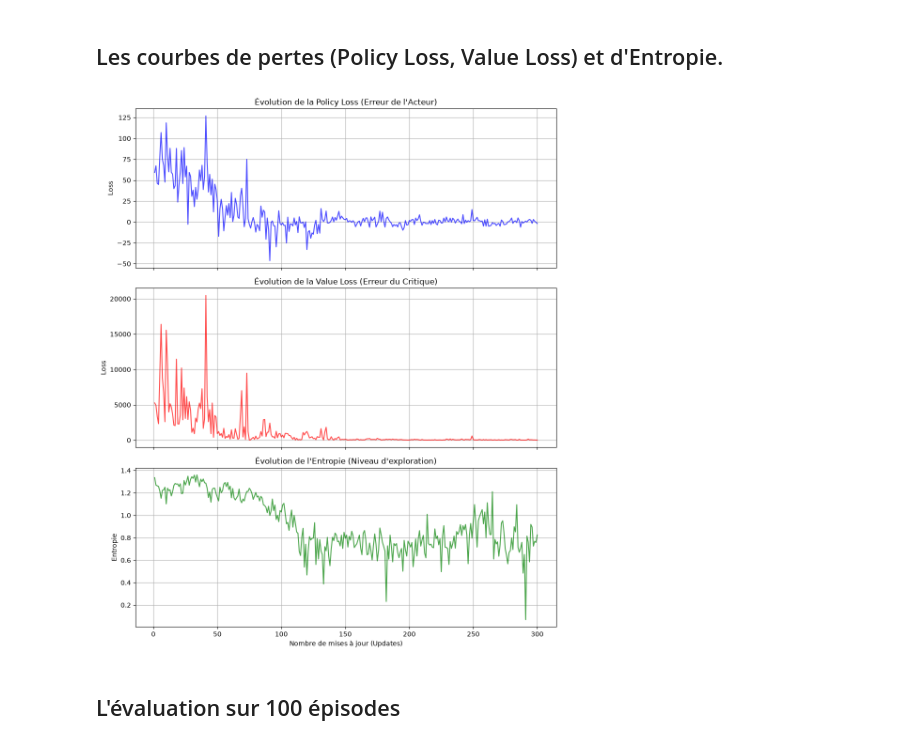
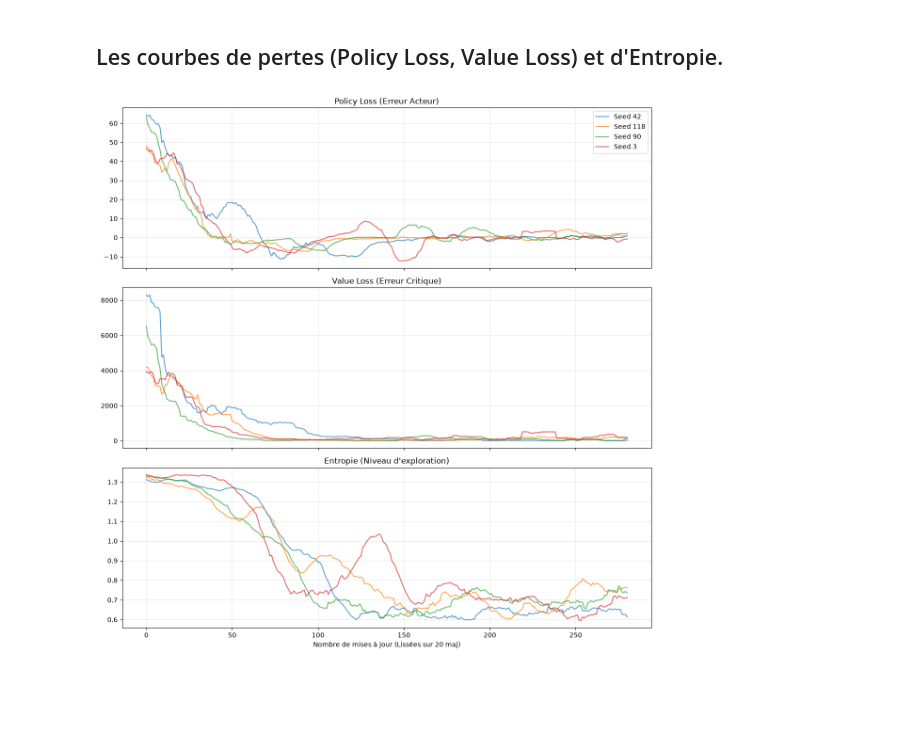
Before and after one commit to BastianHanart/Startrek, a Jupyter notebook: ppo.ipynb, the cells around one changed output. Drawn from its saved outputs; the diff is of its cells as text; code cells hidden in the pictures; blank space fills up the shorter version.

```diff
--- a/ppo.ipynb
+++ b/ppo.ipynb
@@ -364,21 +390,19 @@ Modèle sauvegardé !
 # %% [markdown]
 ## Observation de l'apprensitage du modèle PPO
 # %%
-rewards = scores
-episodes = list(range(1, len(scores) + 1))
+# Couleurs pour différencier facilement nos 4 seeds
+couleurs = ['#1f77b4', '#ff7f0e', '#2ca02c', '#d62728']
 
-moving_average = np.convolve(rewards, np.ones(100) / 100, mode="valid")
 plt.figure(figsize=(12, 6))
+for i, (seed, data) in enumerate(historique_seeds.items()):
+    moving_avg = np.convolve(data["scores"], np.ones(100) / 100, mode="valid")
+    plt.plot(moving_avg, label=f"Seed {seed}", color=couleurs[i], linewidth=2, alpha=0.8)
 
-plt.plot(episodes, rewards, alpha=0.3, label="Récompense par épisode")
-plt.plot(episodes[100 - 1:], moving_average, label="Moyenne glissante (100 épisodes)", color="orange", linewidth=2)
-
-plt.axhline(y=200, color="red", linestyle="--", label="Seuil de victoire : 200")
+plt.axhline(y=200, color="black", linestyle="--", label="Seuil de victoire (200)")
 plt.xlabel("Épisode")
-plt.ylabel("Récompense")
-plt.title("Apprentissage du PPO sur LunarLander-v3")
+plt.ylabel("Récompense (Lissée sur 100 ép.)")
+plt.title("Apprentissage du PPO sur LunarLander-v3 (4 Seeds)")
 plt.legend()
-
-plt.grid(True)
+plt.grid(True, alpha=0.3)
 plt.show()
 # %% [output]
@@ -410,34 +426,29 @@ plt.show()
 # %% [markdown]
 ## Les courbes de pertes (Policy Loss, Value Loss) et d'Entropie.
 # %%
-# Création d'un axe des X correspondant au nombre de mises à jour
-updates = range(1, len(policy_losses) + 1)
+fig, (ax1, ax2, ax3) = plt.subplots(3, 1, figsize=(12, 12), sharex=True)
 
-# Création d'une figure avec 3 graphiques empilés
-fig, (ax1, ax2, ax3) = plt.subplots(3, 1, figsize=(10, 12), sharex=True)
+for i, (seed, data) in enumerate(historique_seeds.items()):
+    p_loss_liss = np.convolve(data["p_loss"], np.ones(20) / 20, mode="valid")
+    v_loss_liss = np.convolve(data["v_loss"], np.ones(20) / 20, mode="valid")
+    ent_liss = np.convolve(data["entropy"], np.ones(20) / 20, mode="valid")
 
-# 1. Graphique de la Policy Loss (Acteur)
-ax1.plot(updates, policy_losses, color='blue', alpha=0.7)
-ax1.set_title("Évolution de la Policy Loss (Erreur de l'Acteur)")
-ax1.set_ylabel("Loss")
-ax1.grid(True)
+    ax1.plot(p_loss_liss, label=f"Seed {seed}", color=couleurs[i], alpha=0.7)
+    ax2.plot(v_loss_liss, label=f"Seed {seed}", color=couleurs[i], alpha=0.7)
+    ax3.plot(ent_liss, label=f"Seed {seed}", color=couleurs[i], alpha=0.7)
 
-# 2. Graphique de la Value Loss (Critique)
-ax2.plot(updates, value_losses, color='red', alpha=0.7)
-ax2.set_title("Évolution de la Value Loss (Erreur du Critique)")
-ax2.set_ylabel("Loss")
-ax2.grid(True)
+ax1.set_title("Policy Loss (Erreur Acteur)")
+ax1.grid(True, alpha=0.3)
+ax1.legend()
 
-# 3. Graphique de l'Entropie
-ax3.plot(updates, entropies, color='green', alpha=0.7)
-ax3.set_title("Évolution de l'Entropie (Niveau d'exploration)")
-ax3.set_xlabel("Nombre de mises à jour (Updates)")
-ax3.set_ylabel("Entropie")
-ax3.grid(True)
+ax2.set_title("Value Loss (Erreur Critique)")
+ax2.grid(True, alpha=0.3)
+
+ax3.set_title("Entropie (Niveau d'exploration)")
+ax3.set_xlabel("Nombre de mises à jour (Lissées sur 20 maj)")
+ax3.grid(True, alpha=0.3)
 
 plt.tight_layout()
 plt.show()
 # %% [output]
-[figure, old version]
+[figure, new version]
-# %% [markdown]
-## L'évaluation sur 100 épisodes
```
Also changed, not shown: parts of 8 cells of this notebook, 7 other files.
